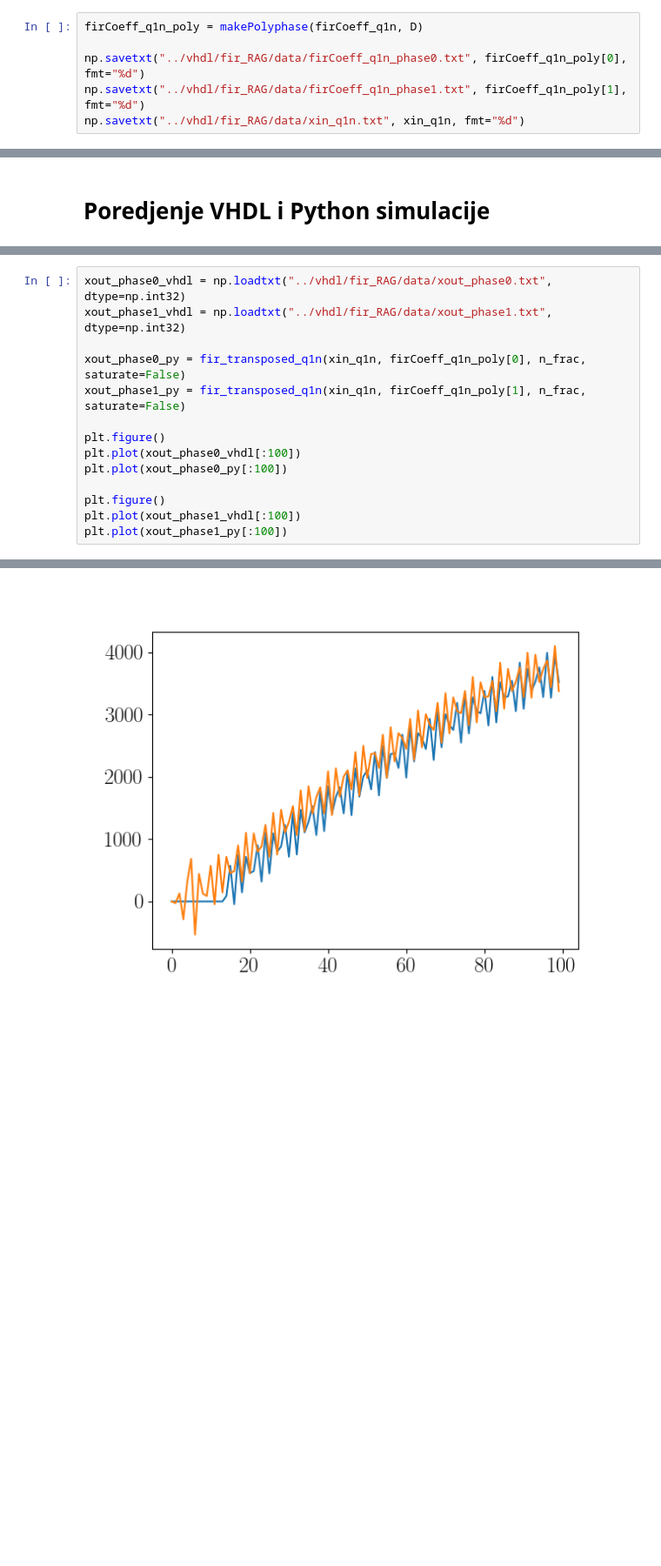
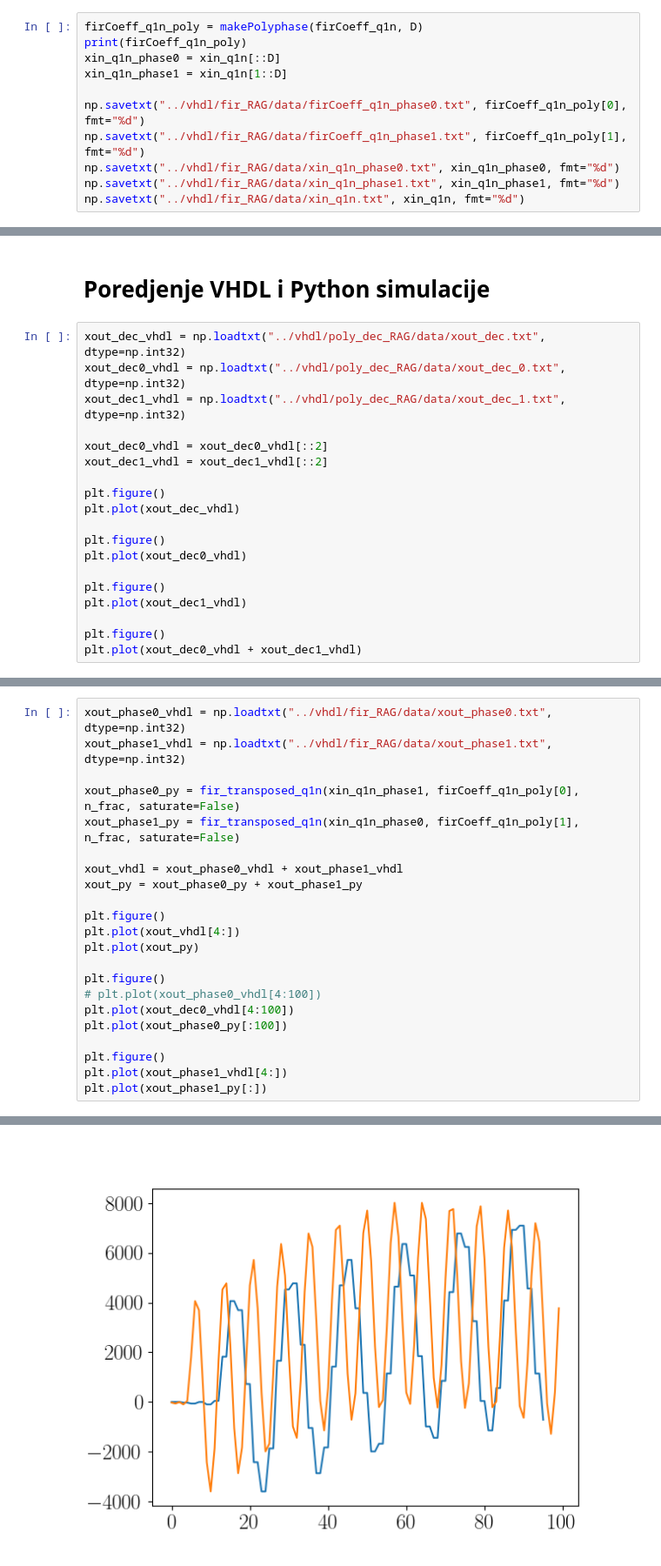
Before and after one commit to urosminoski/DPS, a Jupyter notebook: DPS_2023_3133_Uros_Minoski/python/sim_fir.ipynb, the cells around one changed output, grey strips where cells are left out. Shown at 87% size. Drawn from its saved outputs; the diff is of its cells as text; blank space fills up the shorter version.

```diff
--- a/DPS_2023_3133_Uros_Minoski/python/sim_fir.ipynb
+++ b/DPS_2023_3133_Uros_Minoski/python/sim_fir.ipynb
@@ -128,7 +128,12 @@ plt.show();
 # Priprema signala za obradu u VHDL-u
 # %%
 firCoeff_q1n_poly = makePolyphase(firCoeff_q1n, D)
+print(firCoeff_q1n_poly)
+xin_q1n_phase0 = xin_q1n[::D]
+xin_q1n_phase1 = xin_q1n[1::D]
 
 np.savetxt("../vhdl/fir_RAG/data/firCoeff_q1n_phase0.txt", firCoeff_q1n_poly[0], fmt="%d")
 np.savetxt("../vhdl/fir_RAG/data/firCoeff_q1n_phase1.txt", firCoeff_q1n_poly[1], fmt="%d")
+np.savetxt("../vhdl/fir_RAG/data/xin_q1n_phase0.txt", xin_q1n_phase0, fmt="%d")
+np.savetxt("../vhdl/fir_RAG/data/xin_q1n_phase1.txt", xin_q1n_phase1, fmt="%d")
 np.savetxt("../vhdl/fir_RAG/data/xin_q1n.txt", xin_q1n, fmt="%d")
@@ -135,2 +143,21 @@ np.savetxt("../vhdl/fir_RAG/data/xin_q1n.txt", xin_q1n, fmt="%d")
 # %% [markdown]
 # Poredjenje VHDL i Python simulacije
+# %%
+xout_dec_vhdl = np.loadtxt("../vhdl/poly_dec_RAG/data/xout_dec.txt", dtype=np.int32)
+xout_dec0_vhdl = np.loadtxt("../vhdl/poly_dec_RAG/data/xout_dec_0.txt", dtype=np.int32)
+xout_dec1_vhdl = np.loadtxt("../vhdl/poly_dec_RAG/data/xout_dec_1.txt", dtype=np.int32)
+
+xout_dec0_vhdl = xout_dec0_vhdl[::2]
+xout_dec1_vhdl = xout_dec1_vhdl[::2]
+
+plt.figure()
+plt.plot(xout_dec_vhdl)
+
+plt.figure()
+plt.plot(xout_dec0_vhdl)
+
+plt.figure()
+plt.plot(xout_dec1_vhdl)
+
+plt.figure()
+plt.plot(xout_dec0_vhdl + xout_dec1_vhdl)
@@ -138,15 +171,23 @@ np.savetxt("../vhdl/fir_RAG/data/xin_q1n.txt", xin_q1n, fmt="%d")
 xout_phase0_vhdl = np.loadtxt("../vhdl/fir_RAG/data/xout_phase0.txt", dtype=np.int32)
 xout_phase1_vhdl = np.loadtxt("../vhdl/fir_RAG/data/xout_phase1.txt", dtype=np.int32)
 
-xout_phase0_py = fir_transposed_q1n(xin_q1n, firCoeff_q1n_poly[0], n_frac, saturate=False)
-xout_phase1_py = fir_transposed_q1n(xin_q1n, firCoeff_q1n_poly[1], n_frac, saturate=False)
+xout_phase0_py = fir_transposed_q1n(xin_q1n_phase1, firCoeff_q1n_poly[0], n_frac, saturate=False)
+xout_phase1_py = fir_transposed_q1n(xin_q1n_phase0, firCoeff_q1n_poly[1], n_frac, saturate=False)
+
+xout_vhdl = xout_phase0_vhdl + xout_phase1_vhdl
+xout_py = xout_phase0_py + xout_phase1_py
 
 plt.figure()
-plt.plot(xout_phase0_vhdl[:100])
+plt.plot(xout_vhdl[4:])
+plt.plot(xout_py)
+
+plt.figure()
+# plt.plot(xout_phase0_vhdl[4:100])
+plt.plot(xout_dec0_vhdl[4:100])
 plt.plot(xout_phase0_py[:100])
 
 plt.figure()
-plt.plot(xout_phase1_vhdl[:100])
-plt.plot(xout_phase1_py[:100])
+plt.plot(xout_phase1_vhdl[4:])
+plt.plot(xout_phase1_py[:])
 # %% [output]
 [<matplotlib.lines.Line2D at 0x...>]
@@ -154 +195 @@ plt.plot(xout_phase1_py[:100])
-[figure, old version]
+[figure, new version]
```
Also changed, not shown: parts of 4 cells of this notebook, 7 other files.
